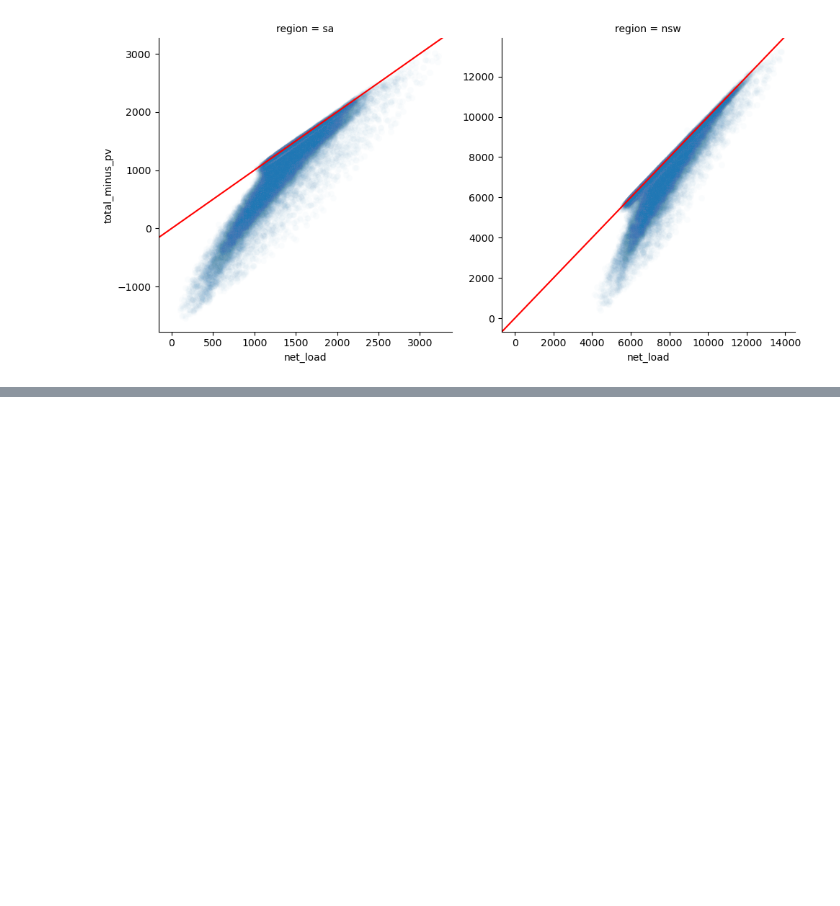
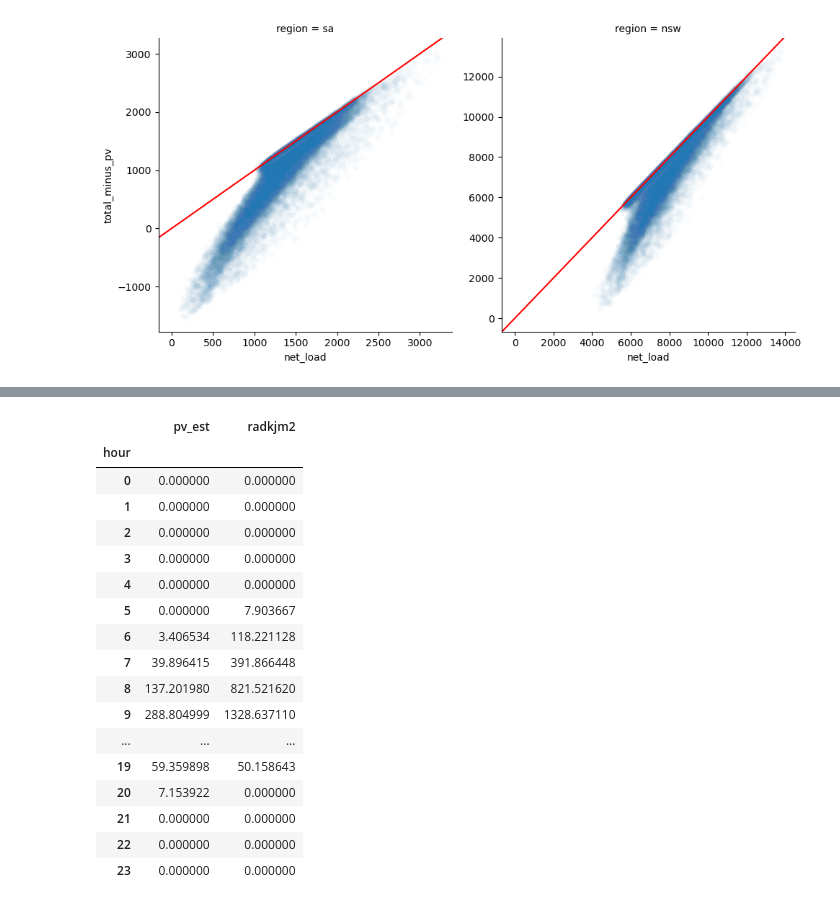
Before and after one commit to chaserobertson/tesla-stlf, a Jupyter notebook: notebooks/net_v_total_load.ipynb, the cells around one changed output, grey strips where cells are left out. Cells and saved outputs as stored; diff of their text form; code cells hidden in the pictures; blank space fills up the shorter version.

```diff
--- a/notebooks/net_v_total_load.ipynb
+++ b/notebooks/net_v_total_load.ipynb
@@ -18,0 +37,23 @@ for ax in fg.axes.flat:
+# %%
+pv_prof = sa.assign(hour = pd.to_datetime(sa['datetime']).dt.hour).groupby('hour').mean()['pv_est']
+rad_prof = sa.assign(hour = pd.to_datetime(sa['datetime']).dt.hour).groupby('hour').mean()['radkjm2']
+pd.concat([pv_prof, rad_prof], axis=1)
+# %% [output]
+|  | pv_est | radkjm2 |
+| hour |  |  |
+| 0 | 0.000000 | 0.000000 |
+| 1 | 0.000000 | 0.000000 |
+| 2 | 0.000000 | 0.000000 |
+| 3 | 0.000000 | 0.000000 |
+| 4 | 0.000000 | 0.000000 |
+| 5 | 0.000000 | 7.903667 |
+| 6 | 3.406534 | 118.221128 |
+| 7 | 39.896415 | 391.866448 |
+| 8 | 137.201980 | 821.521620 |
+| 9 | 288.804999 | 1328.637110 |
+| ... | ... | ... |
+| 19 | 59.359898 | 50.158643 |
+| 20 | 7.153922 | 0.000000 |
+| 21 | 0.000000 | 0.000000 |
+| 22 | 0.000000 | 0.000000 |
+| 23 | 0.000000 | 0.000000 |
```
Also changed, not shown: parts of 4 cells of this notebook.
